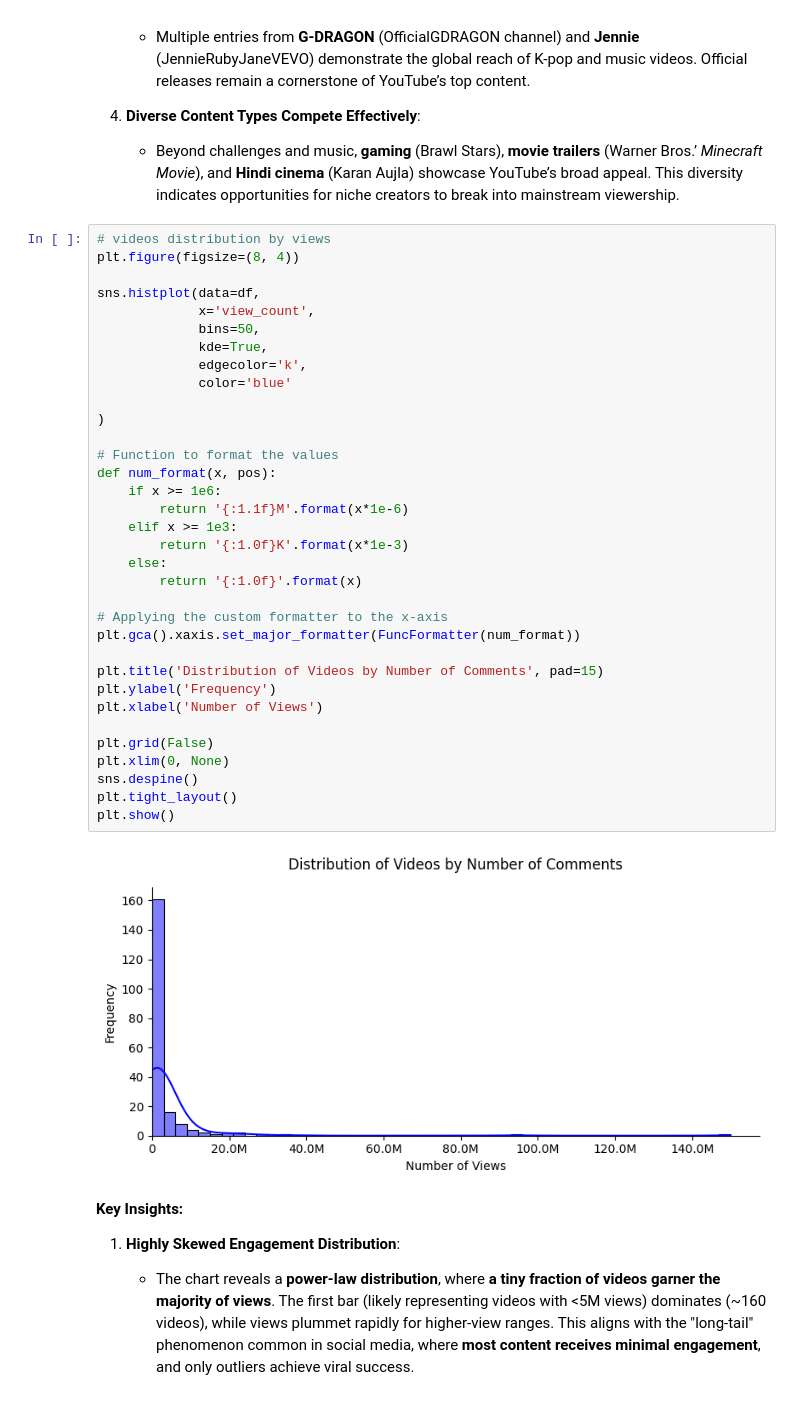
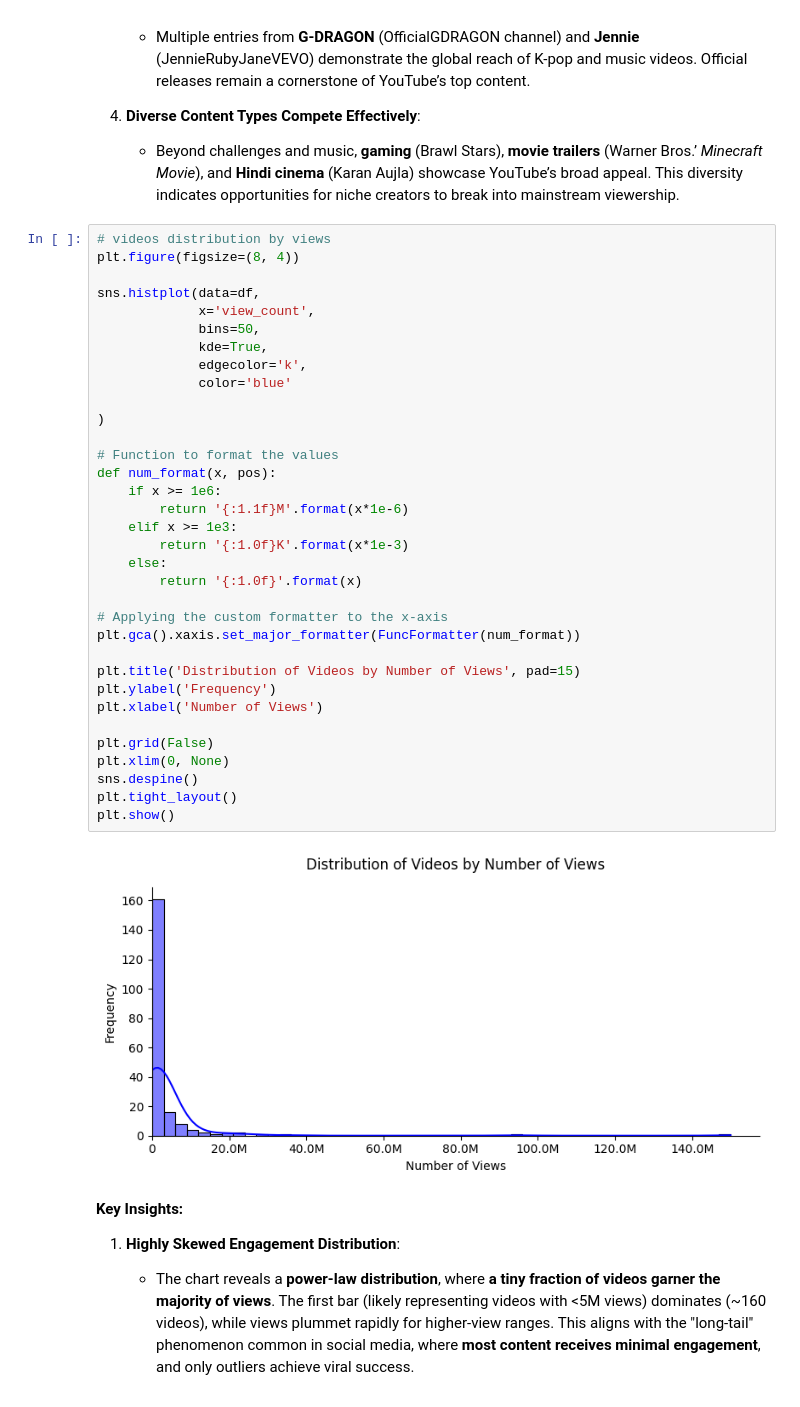
Before and after one commit to modyreturn/Youtube_Data_Analysis, a Jupyter notebook: Youtube_Videos_Analysis.ipynb, the cells around one changed output. Cells and saved outputs as stored; diff of their text form.

```diff
--- a/Youtube_Videos_Analysis.ipynb
+++ b/Youtube_Videos_Analysis.ipynb
@@ -153,35 +194,35 @@ plt.figure(figsize=(8, 4))
 sns.histplot(data=df,
              x='view_count',
              bins=50,
              kde=True,
              edgecolor='k',
              color='blue'
 
 )
 
 # Function to format the values
 def num_format(x, pos):
     if x >= 1e6:
         return '{:1.1f}M'.format(x*1e-6)
     elif x >= 1e3:
         return '{:1.0f}K'.format(x*1e-3)
     else:
         return '{:1.0f}'.format(x)
 
 # Applying the custom formatter to the x-axis
 plt.gca().xaxis.set_major_formatter(FuncFormatter(num_format))
 
-plt.title('Distribution of Videos by Number of Comments', pad=15)
+plt.title('Distribution of Videos by Number of Views', pad=15)
 plt.ylabel('Frequency')
 plt.xlabel('Number of Views')
 
 plt.grid(False)
 plt.xlim(0, None)
 sns.despine()
 plt.tight_layout()
 plt.show()
 # %% [output]
-[figure, old version]
+[figure, new version]
 # %% [markdown]
 **Key Insights:**
 
```
Also changed, not shown: parts of 8 cells of this notebook.
